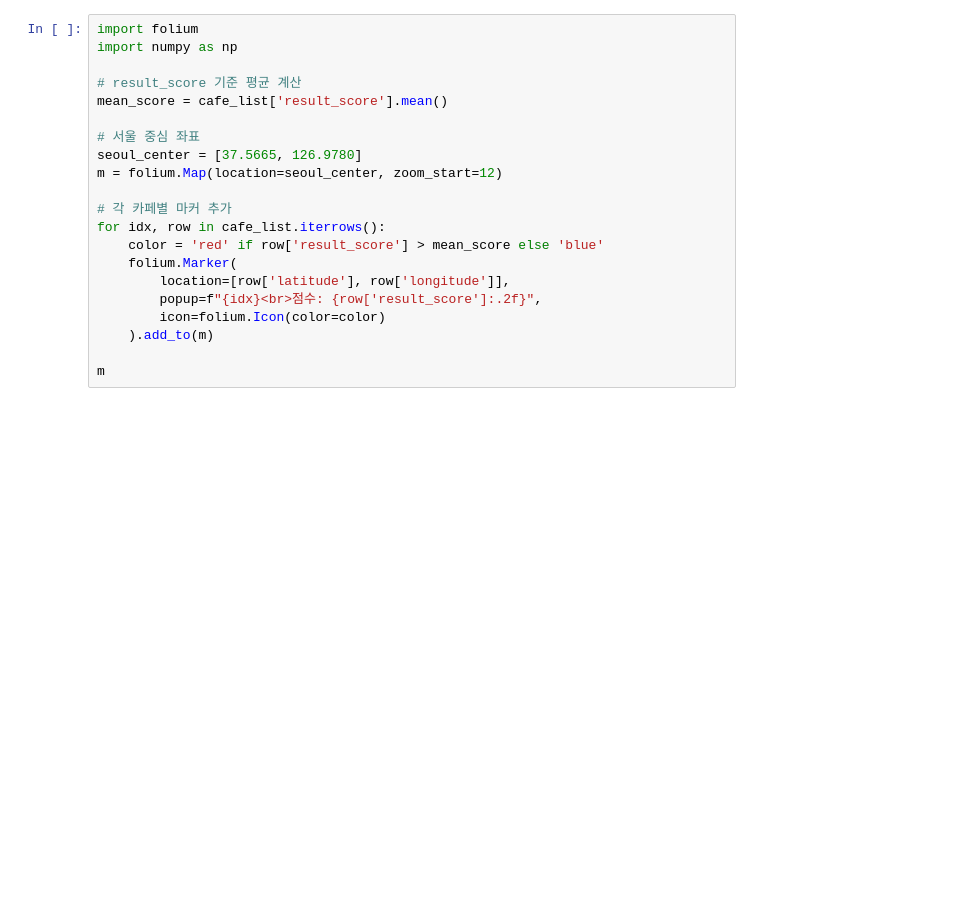
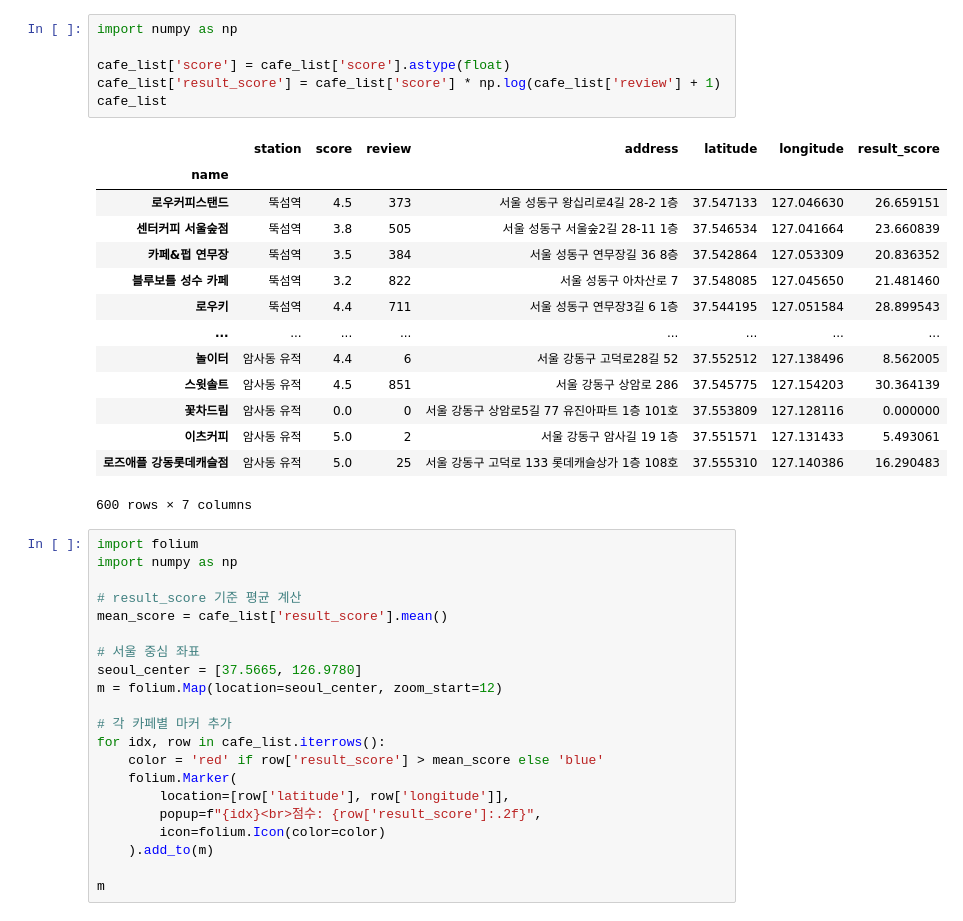
Before and after one commit to addinedu-ros-9th/eda-repo-5, a Jupyter notebook: crawling/sample_cafe.ipynb, the cells around one changed output. Cells and saved outputs as stored; diff of their text form; blank space fills up the shorter version.

Commit message:
cafe DB삽입 완료

```diff
--- a/crawling/sample_cafe.ipynb
+++ b/crawling/sample_cafe.ipynb
@@ -158,6 +218,27 @@ cafe_list.head()
 | 카페&펍 연무장 | 뚝섬역 | 3.5 | 384 | 서울 성동구 연무장길 36 8층 | 37.542864 | 127.053309 |
 | 블루보틀 성수 카페 | 뚝섬역 | 3.2 | 822 | 서울 성동구 아차산로 7 | 37.548085 | 127.045650 |
 | 로우키 | 뚝섬역 | 4.4 | 711 | 서울 성동구 연무장3길 6 1층 | 37.544195 | 127.051584 |
+# %%
+import numpy as np
+
+cafe_list['score'] = cafe_list['score'].astype(float)
+cafe_list['result_score'] = cafe_list['score'] * np.log(cafe_list['review'] + 1)
+cafe_list
+# %% [output]
+|  | station | score | review | address | latitude | longitude | result_score |
+| name |  |  |  |  |  |  |  |
+| 로우커피스탠드 | 뚝섬역 | 4.5 | 373 | 서울 성동구 왕십리로4길 28-2 1층 | 37.547133 | 127.046630 | 26.659151 |
+| 센터커피 서울숲점 | 뚝섬역 | 3.8 | 505 | 서울 성동구 서울숲2길 28-11 1층 | 37.546534 | 127.041664 | 23.660839 |
+| 카페&펍 연무장 | 뚝섬역 | 3.5 | 384 | 서울 성동구 연무장길 36 8층 | 37.542864 | 127.053309 | 20.836352 |
+| 블루보틀 성수 카페 | 뚝섬역 | 3.2 | 822 | 서울 성동구 아차산로 7 | 37.548085 | 127.045650 | 21.481460 |
+| 로우키 | 뚝섬역 | 4.4 | 711 | 서울 성동구 연무장3길 6 1층 | 37.544195 | 127.051584 | 28.899543 |
+| ... | ... | ... | ... | ... | ... | ... | ... |
+| 놀이터 | 암사동 유적 | 4.4 | 6 | 서울 강동구 고덕로28길 52 | 37.552512 | 127.138496 | 8.562005 |
+| 스윗솔트 | 암사동 유적 | 4.5 | 851 | 서울 강동구 상암로 286 | 37.545775 | 127.154203 | 30.364139 |
+| 꽃차드림 | 암사동 유적 | 0.0 | 0 | 서울 강동구 상암로5길 77 유진아파트 1층 101호 | 37.553809 | 127.128116 | 0.000000 |
+| 이츠커피 | 암사동 유적 | 5.0 | 2 | 서울 강동구 암사길 19 1층 | 37.551571 | 127.131433 | 5.493061 |
+| 로즈애플 강동롯데캐슬점 | 암사동 유적 | 5.0 | 25 | 서울 강동구 고덕로 133 롯데캐슬상가 1층 108호 | 37.555310 | 127.140386 | 16.290483 |
+600 rows × 7 columns
 # %%
 import folium
 import numpy as np
```
Also changed, not shown: parts of 10 cells of this notebook, 2 other files.
